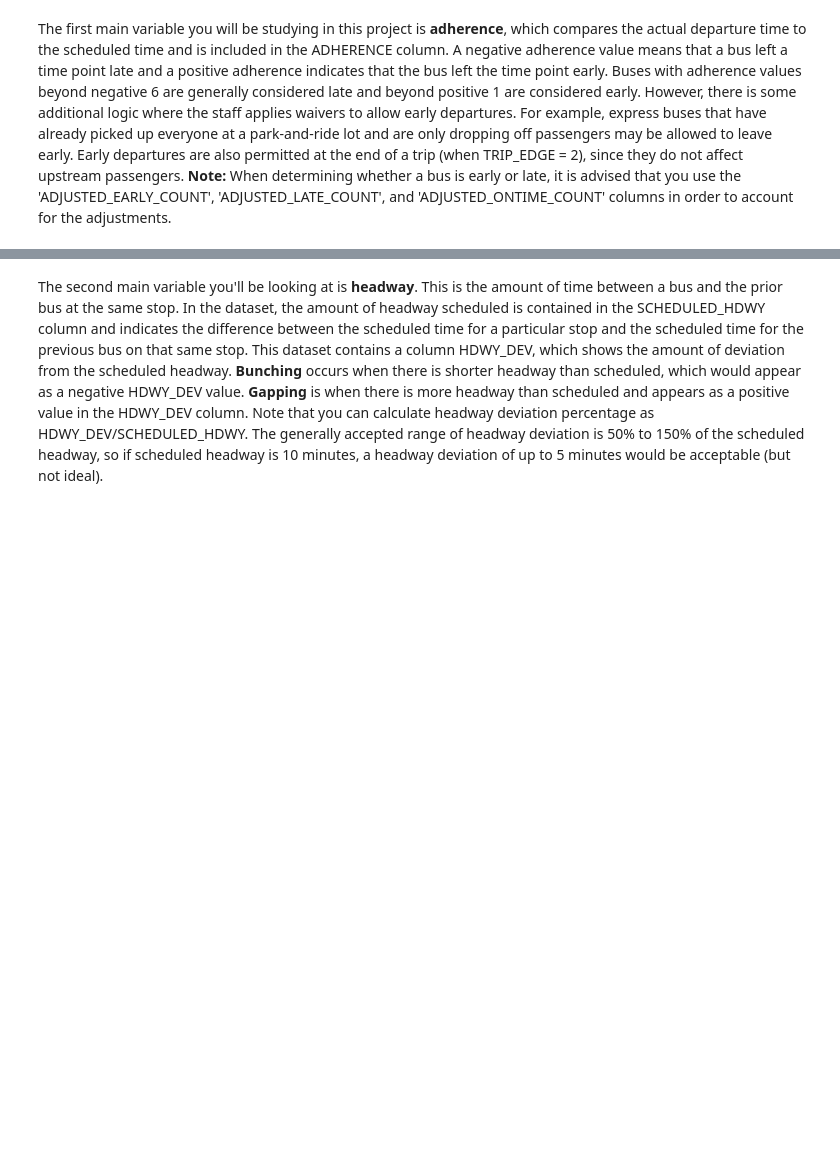
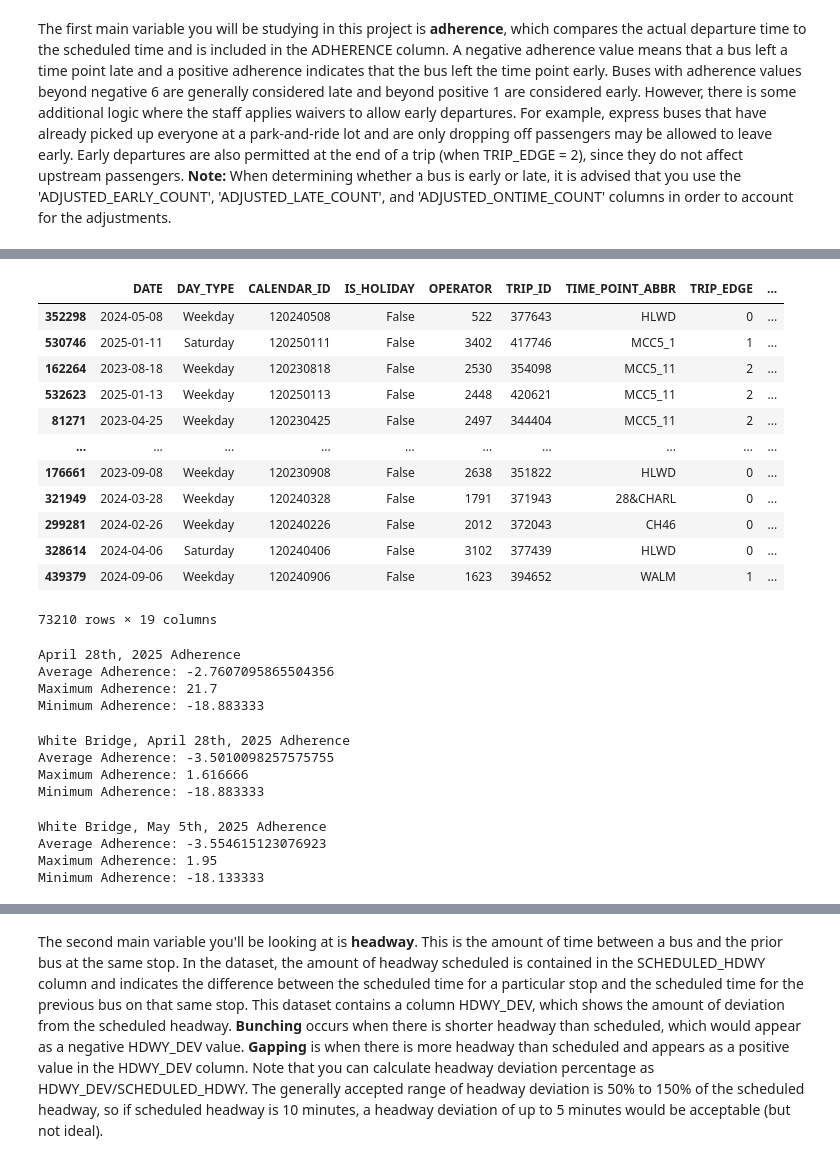
Before and after one commit to NSS-Data-Analytics-Cohort-14/wego-partnerproject-da14-v2-seanfahey1127, a Jupyter notebook: notebooks/WeGo_Project_Sfahey.ipynb, the cells around one changed output, grey strips where cells are left out. Saved outputs shown, nothing was run; the diff lists cells and outputs as text; code cells hidden in the pictures; blank space fills up the shorter version.

```diff
--- a/notebooks/WeGo_Project_Sfahey.ipynb
+++ b/notebooks/WeGo_Project_Sfahey.ipynb
@@ -85,0 +141,70 @@ adjusted_counts.loc[
+# %%
+adjusted_counts[(adjusted_counts['ADHERENCE'] < -6)].sort_values('ADHERENCE')
+# %% [output]
+|  | DATE | DAY_TYPE | CALENDAR_ID | IS_HOLIDAY | OPERATOR | TRIP_ID | TIME_POINT_ABBR | TRIP_EDGE | ... |
+| 352298 | 2024-05-08 | Weekday | 120240508 | False | 522 | 377643 | HLWD | 0 | ... |
+| 530746 | 2025-01-11 | Saturday | 120250111 | False | 3402 | 417746 | MCC5_1 | 1 | ... |
+| 162264 | 2023-08-18 | Weekday | 120230818 | False | 2530 | 354098 | MCC5_11 | 2 | ... |
+| 532623 | 2025-01-13 | Weekday | 120250113 | False | 2448 | 420621 | MCC5_11 | 2 | ... |
+| 81271 | 2023-04-25 | Weekday | 120230425 | False | 2497 | 344404 | MCC5_11 | 2 | ... |
+| ... | ... | ... | ... | ... | ... | ... | ... | ... | ... |
+| 176661 | 2023-09-08 | Weekday | 120230908 | False | 2638 | 351822 | HLWD | 0 | ... |
+| 321949 | 2024-03-28 | Weekday | 120240328 | False | 1791 | 371943 | 28&CHARL | 0 | ... |
+| 299281 | 2024-02-26 | Weekday | 120240226 | False | 2012 | 372043 | CH46 | 0 | ... |
+| 328614 | 2024-04-06 | Saturday | 120240406 | False | 3102 | 377439 | HLWD | 0 | ... |
+| 439379 | 2024-09-06 | Weekday | 120240906 | False | 1623 | 394652 | WALM | 1 | ... |
+73210 rows × 19 columns
+# %%
+april28_data = adjusted_counts.loc[
+    (adjusted_counts['CALENDAR_ID'] == 120250428)]
+
+
+all_april28_avg_adherence = april28_data['ADHERENCE'].mean()
+all_april28_max_adherence = april28_data['ADHERENCE'].max()
+all_april28_min_adherence = april28_data['ADHERENCE'].min()
+
+print(f"April 28th, 2025 Adherence")
+print(f"Average Adherence: {all_april28_avg_adherence}")
+print(f"Maximum Adherence: {all_april28_max_adherence}")
+print(f"Minimum Adherence: {all_april28_min_adherence}")
+# %% [output]
+April 28th, 2025 Adherence
+Average Adherence: -2.7607095865504356
+Maximum Adherence: 21.7
+Minimum Adherence: -18.883333
+# %%
+april28_data_whbg = adjusted_counts.loc[
+    (adjusted_counts['CALENDAR_ID'] == 120250428) &
+    (adjusted_counts['TIME_POINT_ABBR'] == 'WHBG')]
+
+april28_avg_adherence = april28_data_whbg['ADHERENCE'].mean()
+april28_max_adherence = april28_data_whbg['ADHERENCE'].max()
+april28_min_adherence = april28_data_whbg['ADHERENCE'].min()
+
+print(f"White Bridge, April 28th, 2025 Adherence")
+print(f"Average Adherence: {april28_avg_adherence}")
+print(f"Maximum Adherence: {april28_max_adherence}")
+print(f"Minimum Adherence: {april28_min_adherence}")
+# %% [output]
+White Bridge, April 28th, 2025 Adherence
+Average Adherence: -3.5010098257575755
+Maximum Adherence: 1.616666
+Minimum Adherence: -18.883333
+# %%
+may5_data_whbg = adjusted_counts.loc[
+    (adjusted_counts['CALENDAR_ID'] == 120250505) &
+    (adjusted_counts['TIME_POINT_ABBR'] == 'WHBG')]
+
+may5_avg_adherence = may5_data_whbg['ADHERENCE'].mean()
+may5_max_adherence = may5_data_whbg['ADHERENCE'].max()
+may5_min_adherence = may5_data_whbg['ADHERENCE'].min()
+
+print(f"White Bridge, May 5th, 2025 Adherence")
+print(f"Average Adherence: {may5_avg_adherence}")
+print(f"Maximum Adherence: {may5_max_adherence}")
+print(f"Minimum Adherence: {may5_min_adherence}")
+# %% [output]
+White Bridge, May 5th, 2025 Adherence
+Average Adherence: -3.554615123076923
+Maximum Adherence: 1.95
+Minimum Adherence: -18.133333
```
Also changed, not shown: parts of 14 cells of this notebook.
